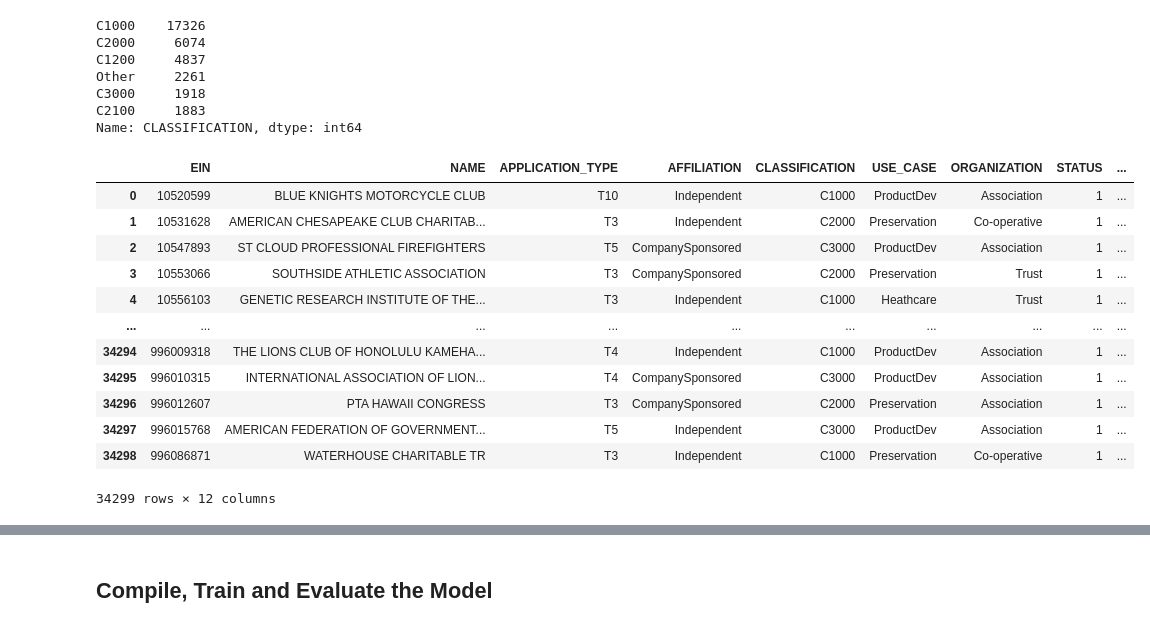
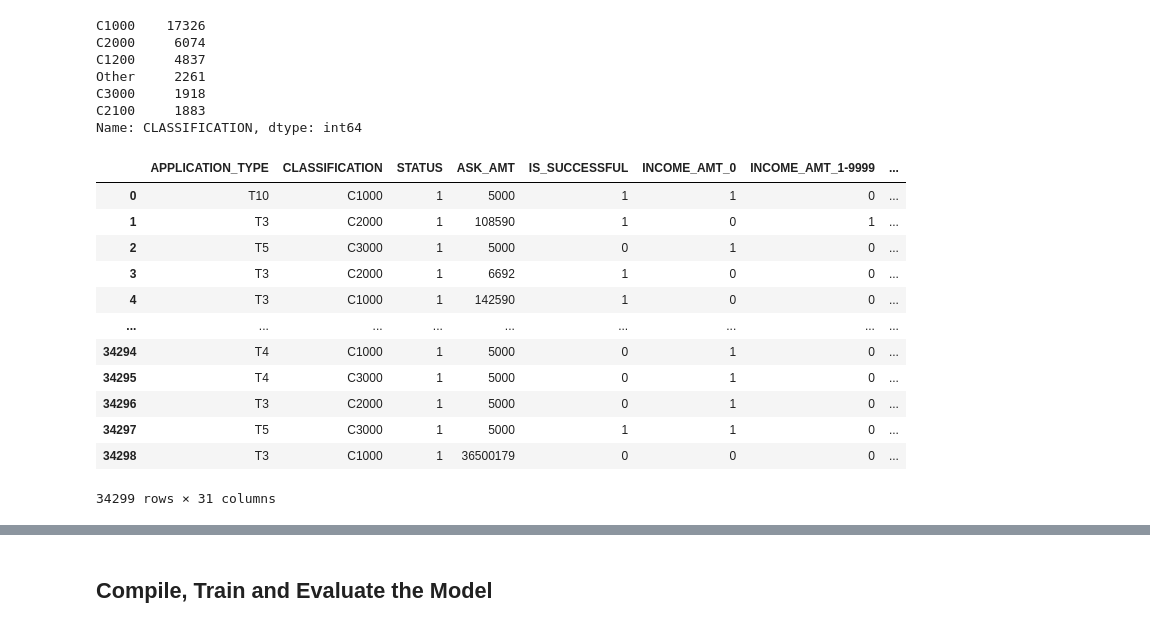
Before and after one commit to colinscampbell/deep_learning, a Jupyter notebook: Starter_Code.ipynb, the cells around one changed output, grey strips where cells are left out. Saved outputs shown, nothing was run; the diff lists cells and outputs as text; code cells hidden in the pictures.

```diff
--- a/Starter_Code.ipynb
+++ b/Starter_Code.ipynb
@@ -20,8 +20,8 @@ application_df.head()
 | 4 | 10556103 | GENETIC RESEARCH INSTITUTE OF THE... | T3 | Independent | C1000 | Heathcare | Trust | 1 | ... |
 # %%
 # Drop the non-beneficial ID columns, 'EIN' and 'NAME'.
-clean_df = application_df.drop(columns=["EIN", "NAME"], axis=1)
-clean_df.head()
+application_df = application_df.drop(columns=["EIN", "NAME"], axis=1)
+application_df.head()
 # %% [output]
 |  | APPLICATION_TYPE | AFFILIATION | CLASSIFICATION | USE_CASE | ORGANIZATION | STATUS | INCOME_AMT | ... |
 | 0 | T10 | Independent | C1000 | ProductDev | Association | 1 | 0 | ... |
@@ -127,7 +127,7 @@ C1256        2
 C1246        2
 Name: CLASSIFICATION, dtype: int64
 # %%
-count_freq = dict(clean_df["CLASSIFICATION"].value_counts())
+count_freq = dict(application_df["CLASSIFICATION"].value_counts())
 classifications_to_replace = []
 
 #drop under 1000
@@ -154,19 +154,20 @@ C2100     1883
 Name: CLASSIFICATION, dtype: int64
 # %%
 # Convert categorical data to numeric with `pd.get_dummies`
-df_dummies = pd.get_dummies(application_df)
+df_dummies = pd.get_dummies(application_df,columns=["INCOME_AMT","AFFILIATION", "USE_CASE", "ORGANIZATION", "SPECIAL_CONSIDERATIONS"])
+df_dummies
 # %% [output]
-|  | EIN | NAME | APPLICATION_TYPE | AFFILIATION | CLASSIFICATION | USE_CASE | ORGANIZATION | STATUS | ... |
-| 0 | 10520599 | BLUE KNIGHTS MOTORCYCLE CLUB | T10 | Independent | C1000 | ProductDev | Association | 1 | ... |
-| 1 | 10531628 | AMERICAN CHESAPEAKE CLUB CHARITAB... | T3 | Independent | C2000 | Preservation | Co-operative | 1 | ... |
-| 2 | 10547893 | ST CLOUD PROFESSIONAL FIREFIGHTERS | T5 | CompanySponsored | C3000 | ProductDev | Association | 1 | ... |
-| 3 | 10553066 | SOUTHSIDE ATHLETIC ASSOCIATION | T3 | CompanySponsored | C2000 | Preservation | Trust | 1 | ... |
-| 4 | 10556103 | GENETIC RESEARCH INSTITUTE OF THE... | T3 | Independent | C1000 | Heathcare | Trust | 1 | ... |
-| ... | ... | ... | ... | ... | ... | ... | ... | ... | ... |
-| 34294 | 996009318 | THE LIONS CLUB OF HONOLULU KAMEHA... | T4 | Independent | C1000 | ProductDev | Association | 1 | ... |
-| 34295 | 996010315 | INTERNATIONAL ASSOCIATION OF LION... | T4 | CompanySponsored | C3000 | ProductDev | Association | 1 | ... |
-| 34296 | 996012607 | PTA HAWAII CONGRESS | T3 | CompanySponsored | C2000 | Preservation | Association | 1 | ... |
-| 34297 | 996015768 | AMERICAN FEDERATION OF GOVERNMENT... | T5 | Independent | C3000 | ProductDev | Association | 1 | ... |
-| 34298 | 996086871 | WATERHOUSE CHARITABLE TR | T3 | Independent | C1000 | Preservation | Co-operative | 1 | ... |
+|  | APPLICATION_TYPE | CLASSIFICATION | STATUS | ASK_AMT | IS_SUCCESSFUL | INCOME_AMT_0 | INCOME_AMT_1-9999 | ... |
+| 0 | T10 | C1000 | 1 | 5000 | 1 | 1 | 0 | ... |
+| 1 | T3 | C2000 | 1 | 108590 | 1 | 0 | 1 | ... |
+| 2 | T5 | C3000 | 1 | 5000 | 0 | 1 | 0 | ... |
+| 3 | T3 | C2000 | 1 | 6692 | 1 | 0 | 0 | ... |
+| 4 | T3 | C1000 | 1 | 142590 | 1 | 0 | 0 | ... |
+| ... | ... | ... | ... | ... | ... | ... | ... | ... |
+| 34294 | T4 | C1000 | 1 | 5000 | 0 | 1 | 0 | ... |
+| 34295 | T4 | C3000 | 1 | 5000 | 0 | 1 | 0 | ... |
+| 34296 | T3 | C2000 | 1 | 5000 | 0 | 1 | 0 | ... |
+| 34297 | T5 | C3000 | 1 | 5000 | 1 | 1 | 0 | ... |
+| 34298 | T3 | C1000 | 1 | 36500179 | 0 | 0 | 0 | ... |
-34299 rows × 12 columns
+34299 rows × 31 columns
 # %%
```
Also changed, not shown: parts of 5 cells of this notebook.
